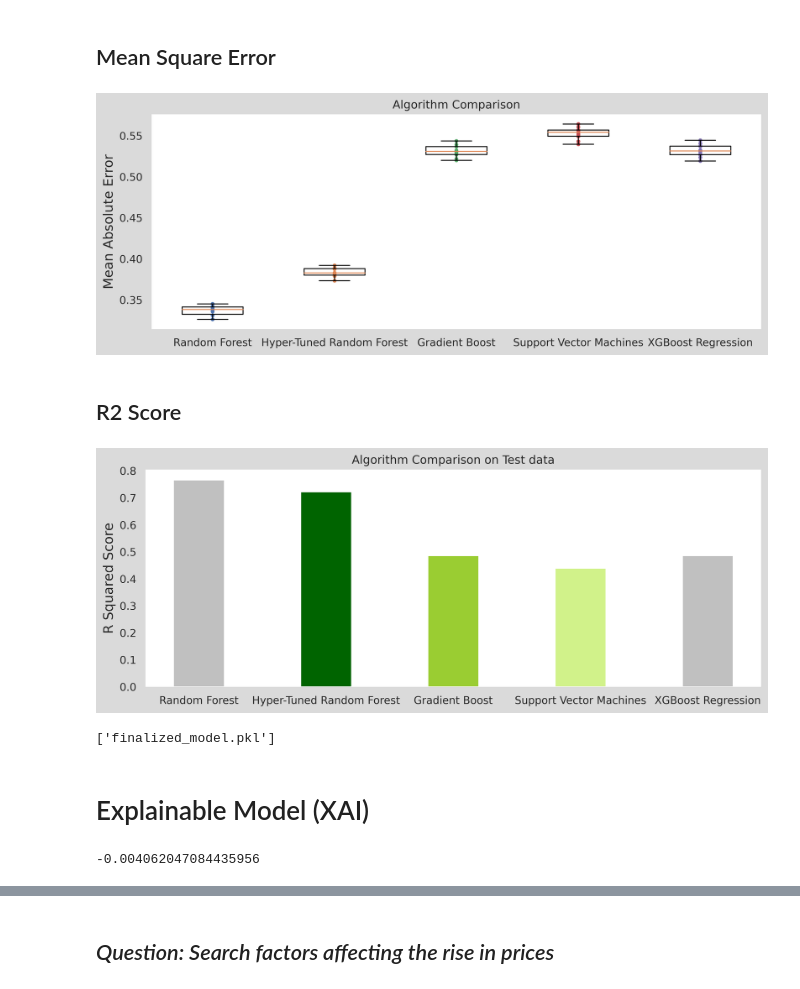
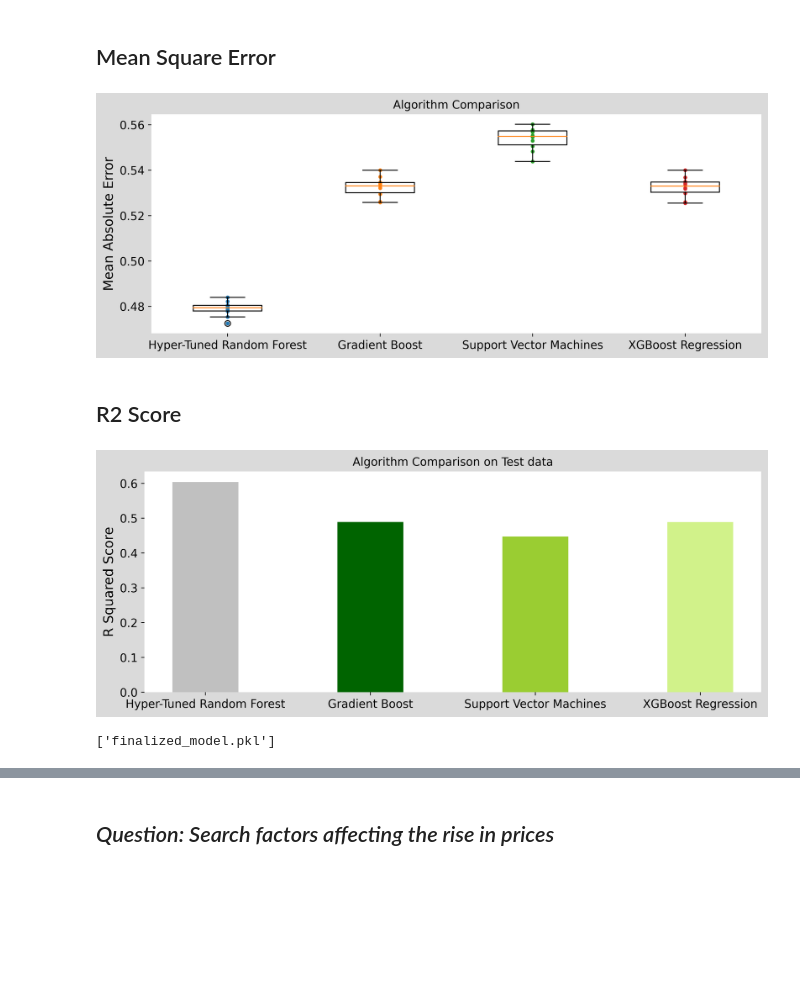
Before and after one commit to flynn3103/airbnb, a Jupyter notebook: notebooks/Feature_Importance.ipynb, the cells around one changed output, grey strips where cells are left out. Drawn from its saved outputs; the diff is of its cells as text; code cells hidden in the pictures; blank space fills up the shorter version.

```diff
--- a/notebooks/Feature_Importance.ipynb
+++ b/notebooks/Feature_Importance.ipynb
@@ -114,6 +135,8 @@ Deprecated in NumPy 1.20; for more details and guidance: https://numpy.org/devdo
 # %%
 # Dropping collinear features
 to_drop = ['latitude',
-           'longitude']
+           'longitude',
+           'beds',
+           'host_response_time_a few days or more']
 
 transformed_df.drop(to_drop, axis=1, inplace=True)
@@ -122,9 +147,12 @@ transformed_df.drop(to_drop, axis=1, inplace=True)
 # %%
 numerical_columns = ['accommodates', 'bathrooms',
-                     'bedrooms','beds',
+                     'bedrooms',
                      'host_listings_count',
                      'maximum_nights', 'minimum_nights',
-                     'number_of_reviews', 'price']
+                     'number_of_reviews','price']
+
+for col in numerical_columns:
+    transformed_df[col] = transformed_df[col].astype('float64')
 
 transformed_df[numerical_columns].hist(figsize=(10,11));
 # %% [output]
@@ -160,7 +187,7 @@ print(y.shape)
 (56708,)
 # %%
 # Splitting into train and test sets
-X_train, X_test, y_train, y_test = train_test_split(X, y, test_size=0.3, random_state=42)
+X_train, X_test, y_train, y_test = train_test_split(X, y, test_size=0.2, random_state=42)
 # %%
 print(X_train.shape)
 print(y_train.shape)
@@ -325,30 +354,20 @@ forest_reg_scores.mean()
 from sklearn.model_selection import RandomizedSearchCV
 from scipy.stats import randint, uniform
 # Parameters
-n_estimators = randint(60, 105)
-max_features = ['auto', 'sqrt']
-max_depth = [int(x) for x in np.linspace(10, 110, num = 11)]
-max_depth.append(None)
-# Minimum number of samples required to split a node
-min_samples_split = [2, 5, 10]
-# Minimum number of samples required at each leaf node
-min_samples_leaf = [1, 2, 4]
-# Method of selecting samples for training each tree
-bootstrap = [True, False]
+n_estimators = randint(60, 105) # is simply the number of trees. The more uncorrelated trees in our forest, the closer their individual errors get to averaging out.
+max_features = uniform(0, 1)
+max_depth = [8,11,12,13] #  is the how many splits deep you want each tree to go
 # Istantiate
-forest_rig_model = RandomForestRegressor()
+forest_rig_model = RandomForestRegressor(random_state=42)
 # making a dictionary with a list of values of possible parameters
-param_dist = dict(n_estimators=n_estimators, max_features=max_features,
-                  max_depth=max_depth, min_samples_split=min_samples_split,
-                  min_samples_leaf=min_samples_leaf,
-                  bootstrap=bootstrap)
+param_dist = dict(n_estimators=n_estimators, max_features=max_features, max_depth=max_depth)
 # n_iter controls the number of searches
 
 rand = RandomizedSearchCV(forest_rig_model, # our model that we used
                           param_dist, # dictionary containing the list possible paramaters
                           cv=4, # number of cross validation folds
                           scoring='neg_mean_absolute_error',
-                          n_iter=10, # Number of itterations
+                          n_iter=7, # Number of itterations
                           random_state=42,
                           verbose=10,
                           n_jobs=-1) # use all the available cores
@@ -415,16 +431,16 @@ forest_scores.mean()
 # %% [markdown]
 ## Mean Square Error
 # %%
-fig = plt.figure(figsize=(10, 4), facecolor= '#dadada', dpi=500)
+fig = plt.figure(figsize=(10, 4), facecolor= '#dadada', dpi=400)
 
-plt.plot([1]*10, forest_reg_scores, ".")
-plt.plot([2]*10, forest_scores, ".")
-plt.plot([3]*10, gbrt_scores, ".")
-plt.plot([4]*10, svr_scores, ".")
-plt.plot([5]*10, xgb_scores, ".")
 
-plt.boxplot([forest_reg_scores, forest_scores, gbrt_scores, svr_scores,xgb_scores],
-            labels=("Random Forest","Hyper-Tuned Random Forest", 'Gradient Boost', 'Support Vector Machines','XGBoost Regression'))
+plt.plot([1]*10, forest_scores, ".")
+plt.plot([2]*10, gbrt_scores, ".")
+plt.plot([3]*10, svr_scores, ".")
+plt.plot([4]*10, xgb_scores, ".")
+
+plt.boxplot([forest_scores, gbrt_scores, svr_scores,xgb_scores],
+            labels=("Hyper-Tuned Random Forest", 'Gradient Boost', 'Support Vector Machines','XGBoost Regression'))
 
 plt.ylabel("Mean Absolute Error", fontsize=14)
 plt.title('Algorithm Comparison')
@@ -443,48 +459,46 @@ plt.tight_layout() # Makes it better looking specially on laptops
 
 plt.show()
 # %% [output]
-[figure, old version]
+[figure, new version]
 # %% [markdown]
 ## R2 Score
 # %%
-forest_reg_r2_score = r2_score(y_test, forest_reg.predict(X_test))
 forest_r2_score = r2_score(y_test, forest.predict(X_test))
 gbrt_r2_score = r2_score(y_test, gbrt.predict(X_test))
 svr_r2_score = r2_score(y_test, svr.predict(X_test))
 xgb_r2_score = r2_score(y_test, xgb_reg.predict(X_test))
 
 
-fig = plt.figure(figsize=(10, 4), facecolor= '#dadada', dpi=500)
+fig = plt.figure(figsize=(10, 4), facecolor= '#dadada', dpi=400)
 
-data = {'Random Forest': forest_reg_r2_score,
-        'Hyper-Tuned Random Forest':forest_r2_score,
+data = {'Hyper-Tuned Random Forest':forest_r2_score,
         'Gradient Boost':gbrt_r2_score,
         'Support Vector Machines':svr_r2_score,
         'XGBoost Regression':xgb_r2_score}
 
 courses = list(data.keys())
 values = list(data.values())
 
 plt.bar(courses, values,color=['silver', 'darkgreen', 'yellowgreen', '#d1f28a' ], width = 0.4)
 
 plt.ylabel("R Squared Score", fontsize=14)
 plt.title('Algorithm Comparison on Test data')
 
 
 # Remove the splines
 plt.gca().spines["top"].set_visible(False)
 plt.gca().spines["bottom"].set_visible(False)
 plt.gca().spines["right"].set_visible(False)
 plt.gca().spines["left"].set_visible(False)
 
 plt.tight_layout() # Makes it better looking specially on laptops
 
 # to save the fig
 #fig.savefig('algcomparison.png',bbox_inches='tight', dpi=500, facecolor = '#dadada')
 
 plt.show()
 # %% [output]
-[figure, old version]
+[figure, new version]
 # %%
 import joblib
 # save the model to disk
@@ -492,5 +506,3 @@ filename = 'finalized_model.pkl'
 joblib.dump(forest_reg, filename)
 # %% [output]
 ['finalized_model.pkl']
-# %% [markdown]
-# Explainable Model (XAI)
@@ -506,4 +508,0 @@ features = X_test.columns
-# %%
-shap_values
-# %% [output]
--0.004062047084435956
```
Also changed, not shown: parts of 31 cells of this notebook, 4 other files.
